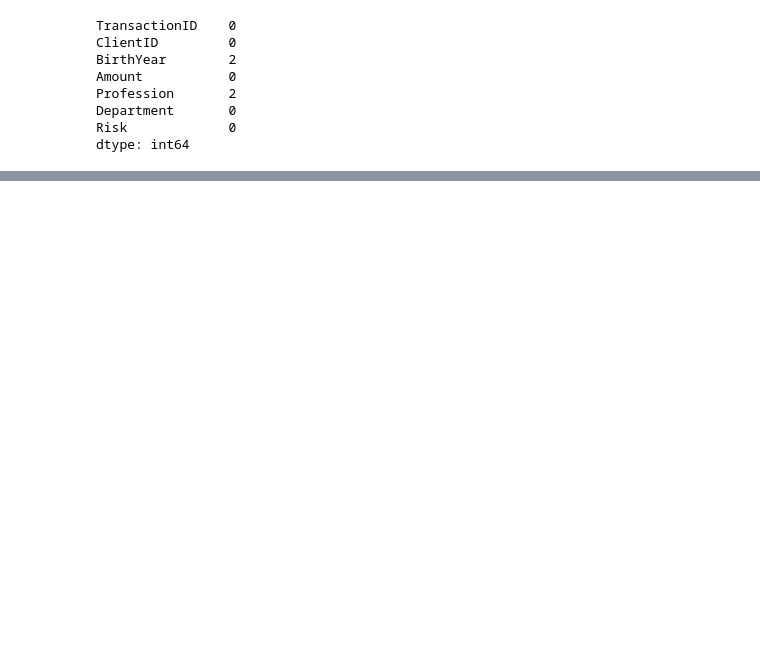
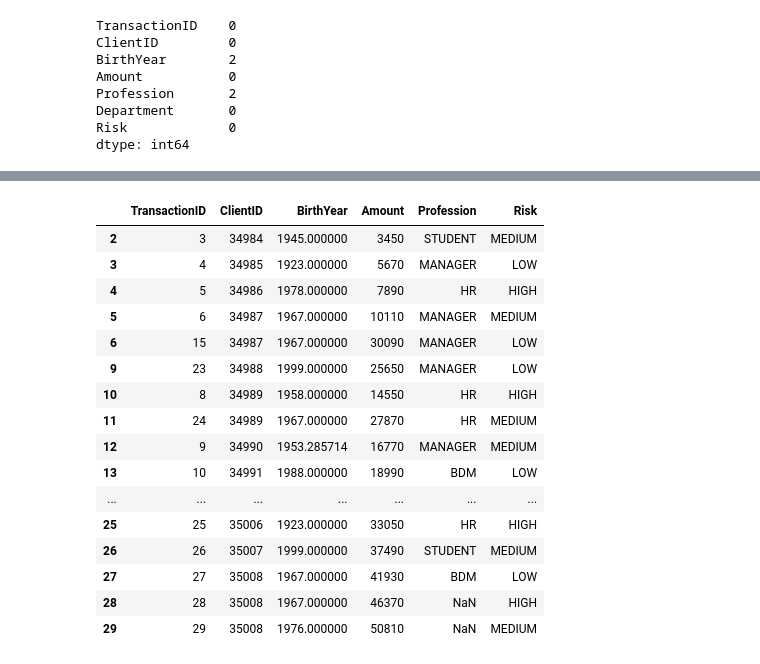
Before and after one commit to AbdulAlabdali/DA_tasks, a Jupyter notebook: Lab 33/Lab Data Preparation.ipynb, the cells around one changed output, grey strips where cells are left out. Saved outputs shown, nothing was run; the diff lists cells and outputs as text; code cells hidden in the pictures; blank space fills up the shorter version.

```diff
--- a/Lab 33/Lab Data Preparation.ipynb
+++ b/Lab 33/Lab Data Preparation.ipynb
@@ -82,0 +84,21 @@ df
+# %%
+df=df[df['Amount']<(1000000)]
+df
+# %% [output]
+|  | TransactionID | ClientID | BirthYear | Amount | Profession | Risk |
+| 2 | 3 | 34984 | 1945.000000 | 3450 | STUDENT | MEDIUM |
+| 3 | 4 | 34985 | 1923.000000 | 5670 | MANAGER | LOW |
+| 4 | 5 | 34986 | 1978.000000 | 7890 | HR | HIGH |
+| 5 | 6 | 34987 | 1967.000000 | 10110 | MANAGER | MEDIUM |
+| 6 | 15 | 34987 | 1967.000000 | 30090 | MANAGER | LOW |
+| 9 | 23 | 34988 | 1999.000000 | 25650 | MANAGER | LOW |
+| 10 | 8 | 34989 | 1958.000000 | 14550 | HR | HIGH |
+| 11 | 24 | 34989 | 1967.000000 | 27870 | HR | MEDIUM |
+| 12 | 9 | 34990 | 1953.285714 | 16770 | MANAGER | MEDIUM |
+| 13 | 10 | 34991 | 1988.000000 | 18990 | BDM | LOW |
+| ... | ... | ... | ... | ... | ... | ... |
+| 25 | 25 | 35006 | 1923.000000 | 33050 | HR | HIGH |
+| 26 | 26 | 35007 | 1999.000000 | 37490 | STUDENT | MEDIUM |
+| 27 | 27 | 35008 | 1967.000000 | 41930 | BDM | LOW |
+| 28 | 28 | 35008 | 1967.000000 | 46370 | NaN | HIGH |
+| 29 | 29 | 35008 | 1976.000000 | 50810 | NaN | MEDIUM |
```
Also changed, not shown: parts of 7 cells of this notebook, 15 other files.
